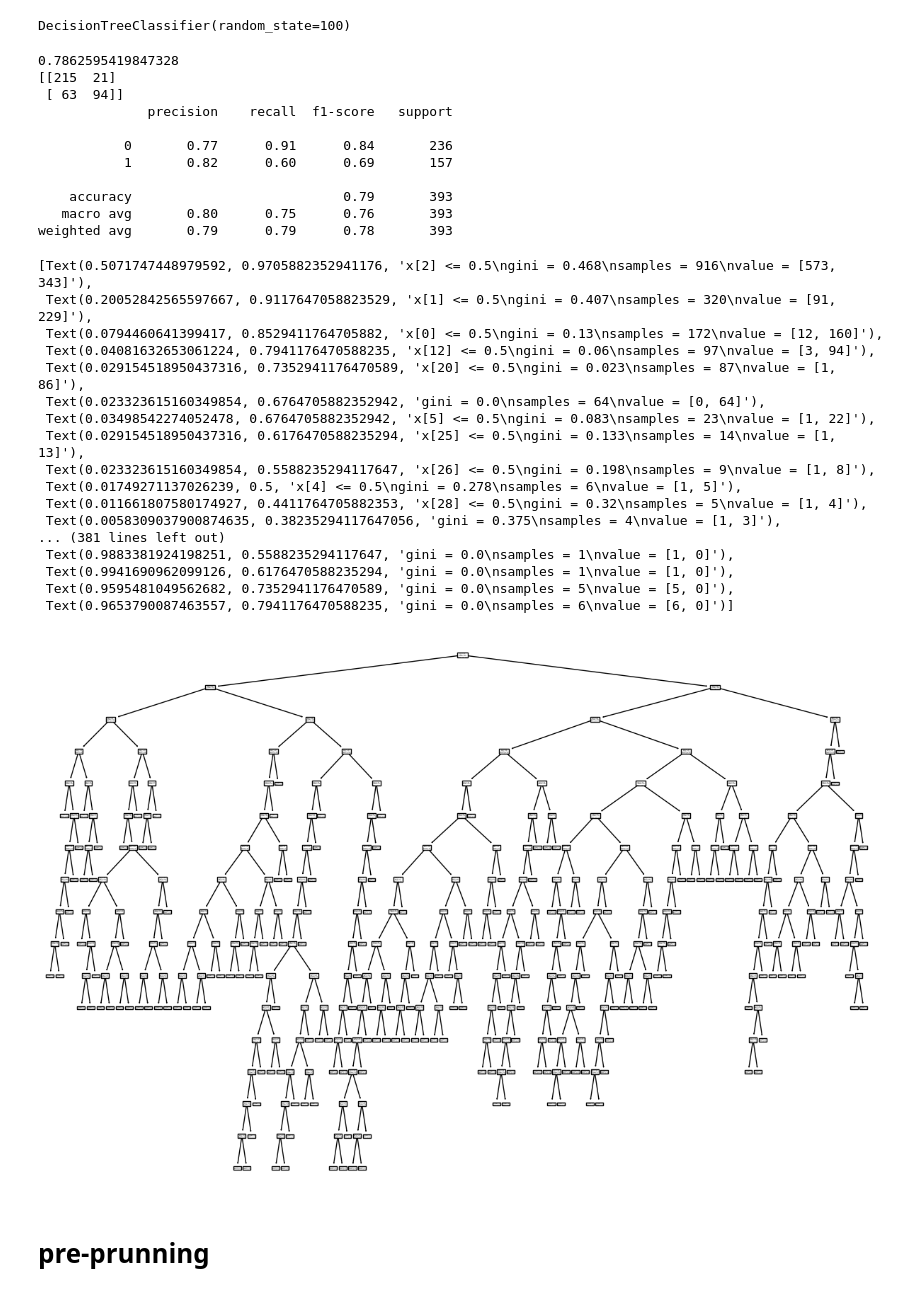
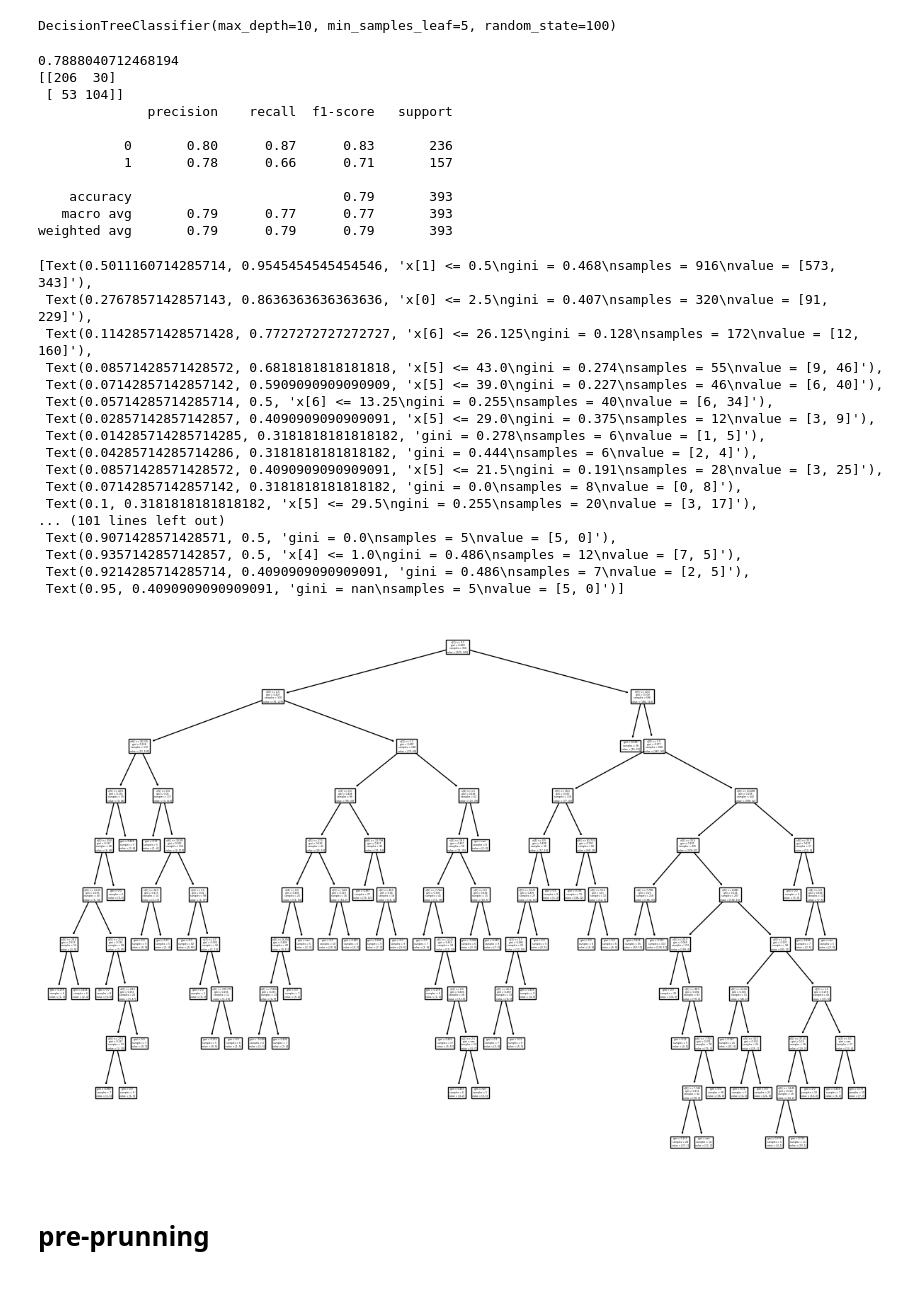
Before and after one commit to ravipati-venkatesh/Data-Science, a Jupyter notebook: Machine Learning/Supervised Learning/Classification/02.Decision Tree.ipynb, the cells around one changed output. Saved outputs shown, nothing was run; the diff lists cells and outputs as text; code cells hidden in the pictures.

```diff
--- a/Machine Learning/Supervised Learning/Classification/02.Decision Tree.ipynb
+++ b/Machine Learning/Supervised Learning/Classification/02.Decision Tree.ipynb
@@ -60,0 +18,8 @@ y = model_data[['survived']]
+# %%
+titanic_Data = pd.read_csv(os.getcwd()+'\Data\Titanic Dataset.csv')
+# %%
+model_data = titanic_Data[['pclass', 'sex', 'embarked', 'sibsp', 'parch', 'age', 'fare', 'survived']]
+sex_dict = {'female':0, "male":1}
+embarked_dict = {'S':1, 'C':2, 'Q':3}
+model_data['sex'] = model_data['sex'].map(lambda x: sex_dict[x])
+model_data['embarked'] = model_data['embarked'].map(lambda x: embarked_dict[x], na_action='ignore')
@@ -61,48 +37,52 @@ y = model_data[['survived']]
+# %%
+X = model_data[['pclass', 'sex', 'embarked', 'sibsp', 'parch', 'age',
+       'fare']]
+y = model_data[['survived']]
 # %%
 X_train, X_test, y_train, y_test = train_test_split(X, y, test_size=0.3, random_state=1)
-DT_entrophy = DecisionTreeClassifier(criterion="gini", max_depth=10, min_samples_leaf=5, random_state=100)
-DT_entrophy.fit(X_train, y_train)
+DT_model = DecisionTreeClassifier(criterion="gini", max_depth=10, min_samples_leaf=5, random_state=100)
+DT_model.fit(X_train, y_train)
 # %% [output]
-DecisionTreeClassifier(random_state=100)
+DecisionTreeClassifier(max_depth=10, min_samples_leaf=5, random_state=100)
 # %%
-predictions = DT_entrophy.predict(X_test)
+predictions = DT_model.predict(X_test)
 print(accuracy_score(predictions, y_test))
 print(confusion_matrix(y_test, predictions))
 print(classification_report(y_test, predictions))
 # %% [output]
-0.7862595419847328
-[[215  21]
- [ 63  94]]
+0.7888040712468194
+[[206  30]
+ [ 53 104]]
               precision    recall  f1-score   support
 
-           0       0.77      0.91      0.84       236
-           1       0.82      0.60      0.69       157
+           0       0.80      0.87      0.83       236
+           1       0.78      0.66      0.71       157
 
     accuracy                           0.79       393
-   macro avg       0.80      0.75      0.76       393
-weighted avg       0.79      0.79      0.78       393
+   macro avg       0.79      0.77      0.77       393
+weighted avg       0.79      0.79      0.79       393
 # %%
 plt.figure(figsize=(15,10))
-tree.plot_tree(DT_entrophy)
+tree.plot_tree(DT_model)
 # %% [output]
-[Text(0.5071747448979592, 0.9705882352941176, 'x[2] <= 0.5\ngini = 0.468\nsamples = 916\nvalue = [573, 343]'),
- Text(0.20052842565597667, 0.9117647058823529, 'x[1] <= 0.5\ngini = 0.407\nsamples = 320\nvalue = [91, 229]'),
- Text(0.0794460641399417, 0.8529411764705882, 'x[0] <= 0.5\ngini = 0.13\nsamples = 172\nvalue = [12, 160]'),
- Text(0.04081632653061224, 0.7941176470588235, 'x[12] <= 0.5\ngini = 0.06\nsamples = 97\nvalue = [3, 94]'),
- Text(0.029154518950437316, 0.7352941176470589, 'x[20] <= 0.5\ngini = 0.023\nsamples = 87\nvalue = [1, 86]'),
- Text(0.023323615160349854, 0.6764705882352942, 'gini = 0.0\nsamples = 64\nvalue = [0, 64]'),
- Text(0.03498542274052478, 0.6764705882352942, 'x[5] <= 0.5\ngini = 0.083\nsamples = 23\nvalue = [1, 22]'),
- Text(0.029154518950437316, 0.6176470588235294, 'x[25] <= 0.5\ngini = 0.133\nsamples = 14\nvalue = [1, 13]'),
- Text(0.023323615160349854, 0.5588235294117647, 'x[26] <= 0.5\ngini = 0.198\nsamples = 9\nvalue = [1, 8]'),
- Text(0.01749271137026239, 0.5, 'x[4] <= 0.5\ngini = 0.278\nsamples = 6\nvalue = [1, 5]'),
- Text(0.011661807580174927, 0.4411764705882353, 'x[28] <= 0.5\ngini = 0.32\nsamples = 5\nvalue = [1, 4]'),
- Text(0.0058309037900874635, 0.38235294117647056, 'gini = 0.375\nsamples = 4\nvalue = [1, 3]'),
-... (381 lines left out)
- Text(0.9883381924198251, 0.5588235294117647, 'gini = 0.0\nsamples = 1\nvalue = [1, 0]'),
- Text(0.9941690962099126, 0.6176470588235294, 'gini = 0.0\nsamples = 1\nvalue = [1, 0]'),
- Text(0.9595481049562682, 0.7352941176470589, 'gini = 0.0\nsamples = 5\nvalue = [5, 0]'),
- Text(0.9653790087463557, 0.7941176470588235, 'gini = 0.0\nsamples = 6\nvalue = [6, 0]')]
+[Text(0.5011160714285714, 0.9545454545454546, 'x[1] <= 0.5\ngini = 0.468\nsamples = 916\nvalue = [573, 343]'),
+ Text(0.2767857142857143, 0.8636363636363636, 'x[0] <= 2.5\ngini = 0.407\nsamples = 320\nvalue = [91, 229]'),
+ Text(0.11428571428571428, 0.7727272727272727, 'x[6] <= 26.125\ngini = 0.128\nsamples = 172\nvalue = [12, 160]'),
+ Text(0.08571428571428572, 0.6818181818181818, 'x[5] <= 43.0\ngini = 0.274\nsamples = 55\nvalue = [9, 46]'),
+ Text(0.07142857142857142, 0.5909090909090909, 'x[5] <= 39.0\ngini = 0.227\nsamples = 46\nvalue = [6, 40]'),
+ Text(0.05714285714285714, 0.5, 'x[6] <= 13.25\ngini = 0.255\nsamples = 40\nvalue = [6, 34]'),
+ Text(0.02857142857142857, 0.4090909090909091, 'x[5] <= 29.0\ngini = 0.375\nsamples = 12\nvalue = [3, 9]'),
+ Text(0.014285714285714285, 0.3181818181818182, 'gini = 0.278\nsamples = 6\nvalue = [1, 5]'),
+ Text(0.04285714285714286, 0.3181818181818182, 'gini = 0.444\nsamples = 6\nvalue = [2, 4]'),
+ Text(0.08571428571428572, 0.4090909090909091, 'x[5] <= 21.5\ngini = 0.191\nsamples = 28\nvalue = [3, 25]'),
+ Text(0.07142857142857142, 0.3181818181818182, 'gini = 0.0\nsamples = 8\nvalue = [0, 8]'),
+ Text(0.1, 0.3181818181818182, 'x[5] <= 29.5\ngini = 0.255\nsamples = 20\nvalue = [3, 17]'),
+... (101 lines left out)
+ Text(0.9071428571428571, 0.5, 'gini = 0.0\nsamples = 5\nvalue = [5, 0]'),
+ Text(0.9357142857142857, 0.5, 'x[4] <= 1.0\ngini = 0.486\nsamples = 12\nvalue = [7, 5]'),
+ Text(0.9214285714285714, 0.4090909090909091, 'gini = 0.486\nsamples = 7\nvalue = [2, 5]'),
+ Text(0.95, 0.4090909090909091, 'gini = nan\nsamples = 5\nvalue = [5, 0]')]
-[figure, old version]
+[figure, new version]
 # %% [markdown]
 # pre-prunning
 # %%
```
Also changed, not shown: parts of 14 cells of this notebook, 3 other files.
